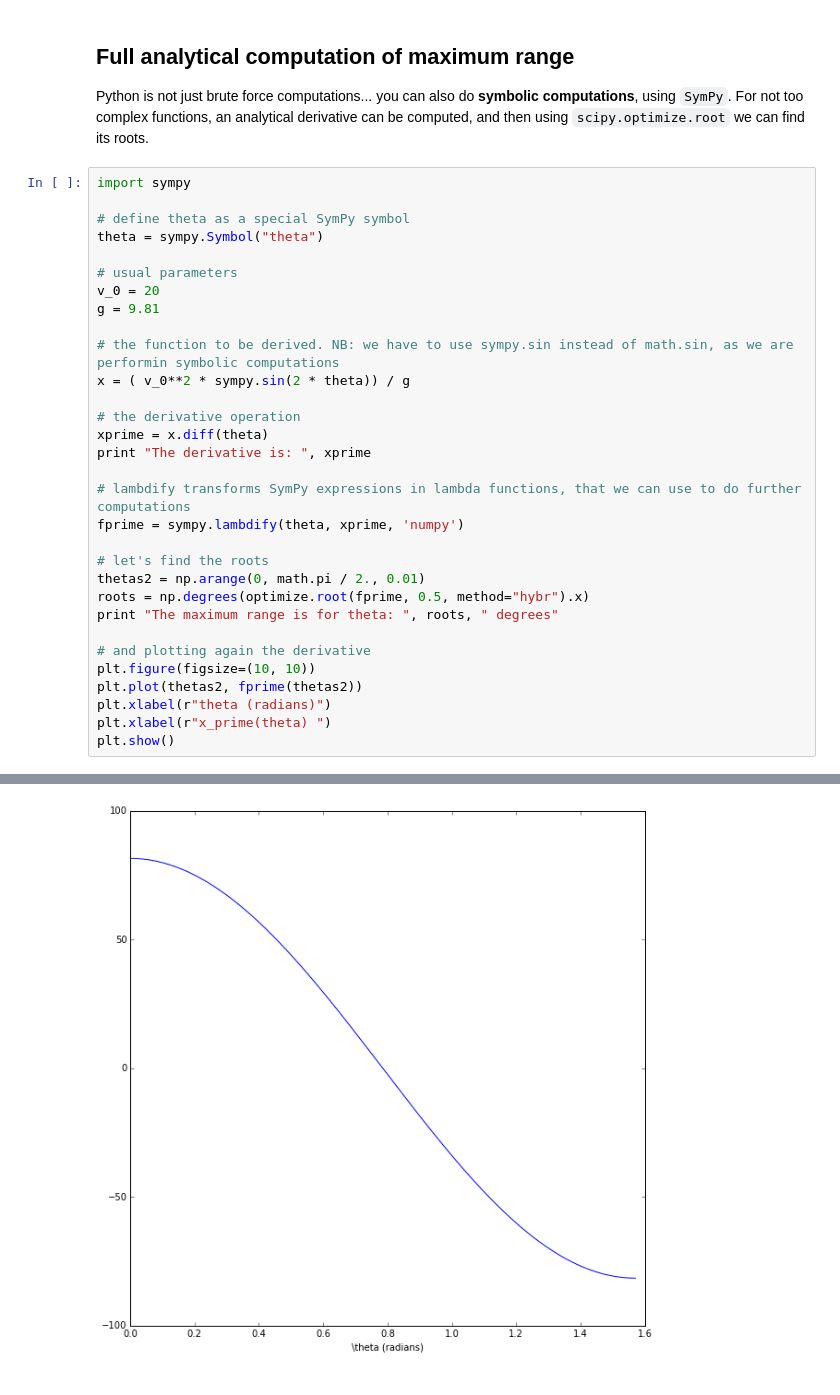
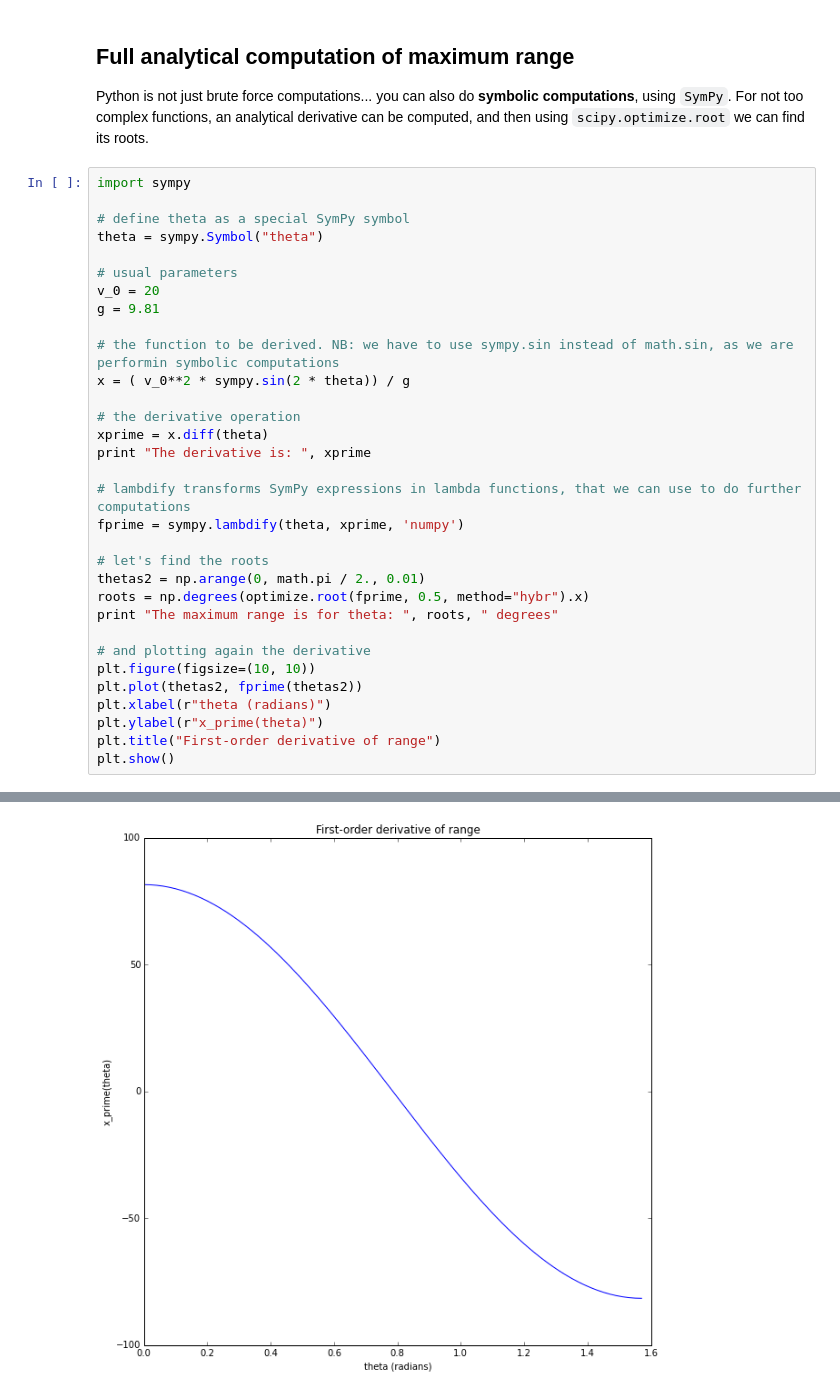
Before and after one commit to leosala/notebooks, a Jupyter notebook: Simple parabolic motion study.ipynb, the cells around one changed output, grey strips where cells are left out. Drawn from its saved outputs; the diff is of its cells as text.

```diff
--- a/Simple parabolic motion study.ipynb
+++ b/Simple parabolic motion study.ipynb
@@ -237,32 +237,33 @@ import sympy
 # define theta as a special SymPy symbol
 theta = sympy.Symbol("theta")
 
 # usual parameters
 v_0 = 20
 g = 9.81
 
 # the function to be derived. NB: we have to use sympy.sin instead of math.sin, as we are performin symbolic computations
 x = ( v_0**2 * sympy.sin(2 * theta)) / g
 
 # the derivative operation
 xprime = x.diff(theta)
 print "The derivative is: ", xprime
 
 # lambdify transforms SymPy expressions in lambda functions, that we can use to do further computations
 fprime = sympy.lambdify(theta, xprime, 'numpy')
 
 # let's find the roots
 thetas2 = np.arange(0, math.pi / 2., 0.01)
 roots = np.degrees(optimize.root(fprime, 0.5, method="hybr").x)
 print "The maximum range is for theta: ", roots, " degrees"
 
 # and plotting again the derivative
 plt.figure(figsize=(10, 10))
 plt.plot(thetas2, fprime(thetas2))
 plt.xlabel(r"theta (radians)")
-plt.xlabel(r"x_prime(theta) ")
+plt.ylabel(r"x_prime(theta)")
+plt.title("First-order derivative of range")
 plt.show()
 # %% [output]
 The derivative is:  81.5494393476045*cos(2*theta)
 The maximum range is for theta:  [ 45.]  degrees
-[figure, old version]
+[figure, new version]
```
